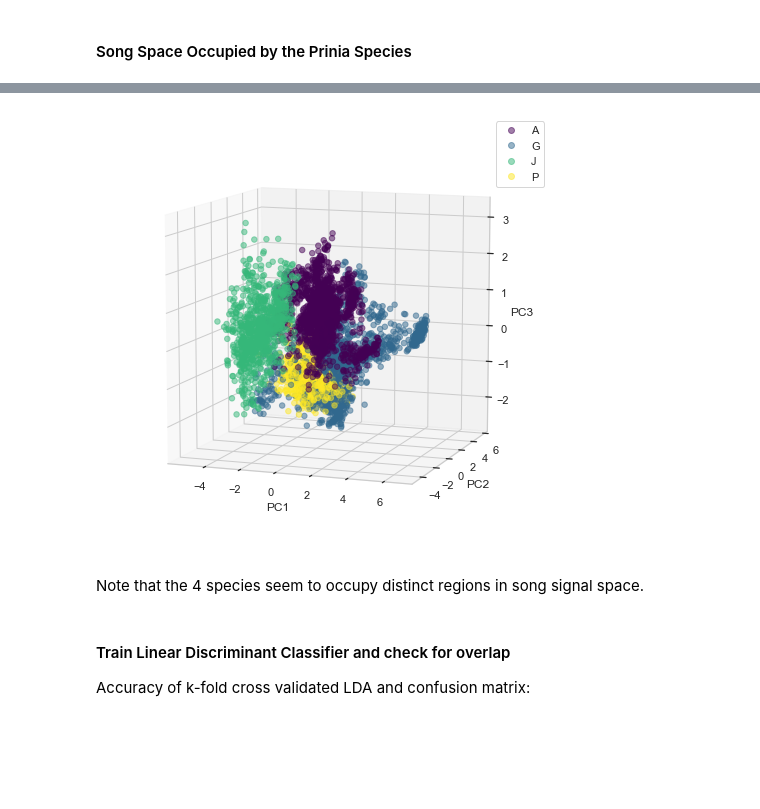
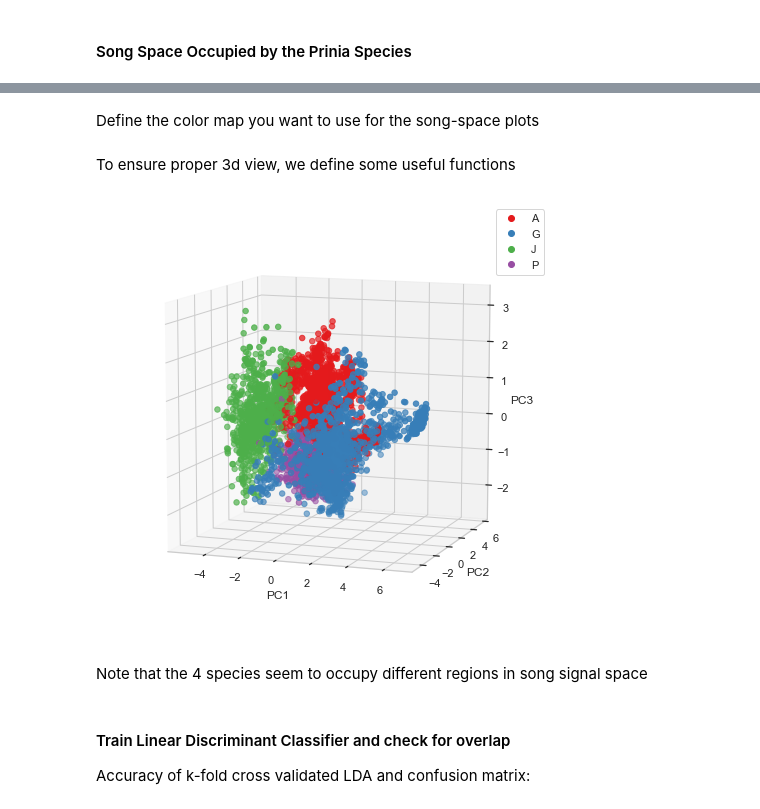
Before and after one commit to shivChitinous/chitinous-exoskeleton, a Jupyter notebook: prinia_project.ipynb, the cells around one changed output, grey strips where cells are left out. Drawn from its saved outputs; the diff is of its cells as text; code cells hidden in the pictures; blank space fills up the shorter version.

```diff
--- a/prinia_project.ipynb
+++ b/prinia_project.ipynb
@@ -7,7 +7,7 @@
 import numpy as np
 import scipy as sp
 import pandas as pd
-import seaborn as sns;
+import seaborn as sns; sns.set();
 import matplotlib.pyplot as plt
 import pingouin as pg
 import scikitplot as skplt
@@ -20,6 +20,6 @@ from mpl_toolkits.mplot3d import Axes3D
 from scipy.stats import norm
 from sklearn.cluster import AgglomerativeClustering
 from sklearn.metrics import confusion_matrix
-sns.set();
+from matplotlib.colors import ListedColormap
 # %% [markdown]
 #### Load the .csv file and create a dataframe
@@ -237,0 +228,7 @@ song_space.head()
+# %% [markdown]
+Define the color map you want to use for the song-space plots
+# %%
+#defining an appropriate color map for future use
+prinia_cmap = ListedColormap(sns.color_palette("Set1",4).as_hex())
+# %% [markdown]
+To ensure proper 3d view, we define some useful functions
@@ -238,22 +269,27 @@ song_space.head()
 # %%
 sns.set_style("whitegrid")
 
 fig = plt.figure(figsize=(8,8))
 classes = ['A','G','J','P']
 ax = fig.add_subplot(111, projection='3d')
-scatter = ax.scatter(song_space['PC1'], song_space['PC2'], song_space['PC3'],\
-                     c = song_space['Pn'], cmap = 'viridis', s=30, alpha = 0.5)
-ax.view_init(10, 290)
-plt.legend(handles=scatter.legend_elements()[0], labels=classes)
+patches = ax.scatter(song_space['PC1'], song_space['PC2'], song_space['PC3'],\
+                     c = song_space['Pn'], cmap = prinia_cmap, s=30)
+
+plt.legend(handles=patches.legend_elements()[0], labels=classes)
 ax.set_xlabel('PC1')
 ax.set_ylabel('PC2')
 ax.set_zlabel('PC3')
+
+fig.canvas.mpl_connect('draw_event', on_draw)
+
+ax.view_init(10, 290)
+
 plt.show()
 sns.set();
 # %% [output]
-[figure, old version]
+[figure, new version]
 # %% [markdown]
-Note that the 4 species seem to occupy distinct regions in song signal space.
+Note that the 4 species seem to occupy different regions in song signal space
 # %% [markdown]
 #### Train Linear Discriminant Classifier and check for overlap
 Accuracy of k-fold cross validated LDA and confusion matrix:
```
Also changed, not shown: parts of 12 cells of this notebook, 1 other file.
